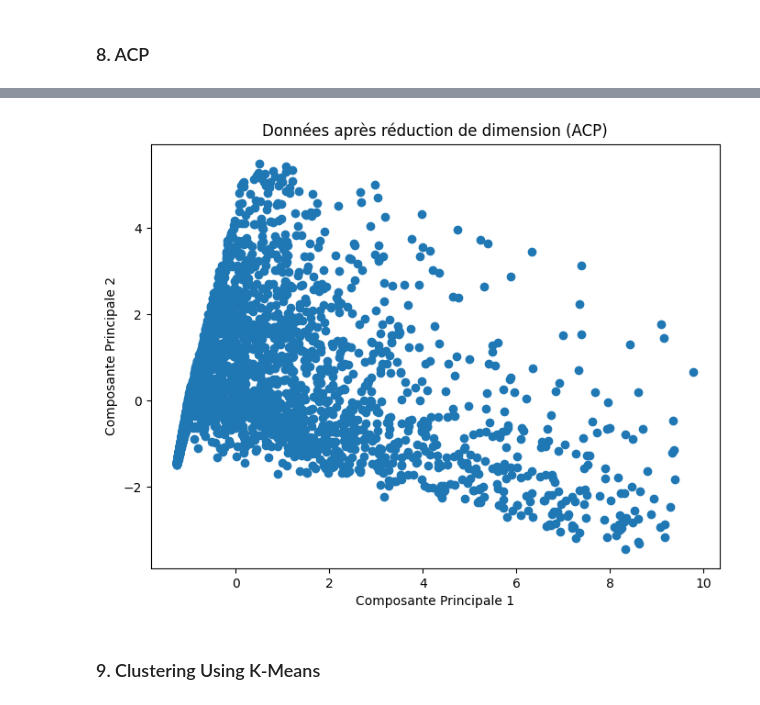
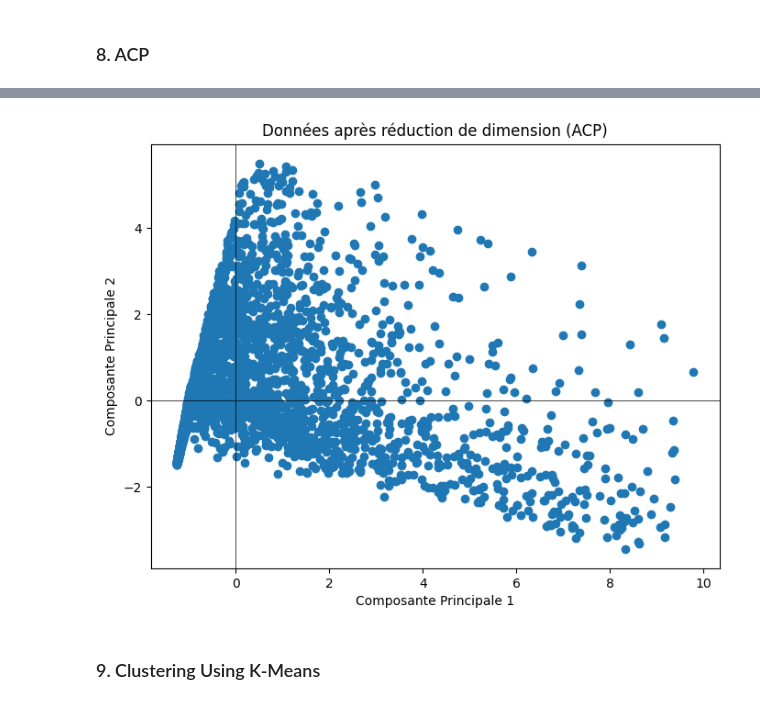
Before and after one commit to Noura-ou/projet_segmentation_client, a Jupyter notebook: src/test_noura.ipynb, the cells around one changed output, grey strips where cells are left out. Cells and saved outputs as stored; diff of their text form; code cells hidden in the pictures.

```diff
--- a/src/test_noura.ipynb
+++ b/src/test_noura.ipynb
@@ -205,18 +205,23 @@ pdf.head()
 # %%
 # Créer le graphe
 pc1 = pdf['principal component 1']
 pc2 = pdf['principal component 2']
 
 
 
 plt.figure(figsize=(8, 6))
 plt.scatter(pc1, pc2)
 plt.xlabel('Composante Principale 1')
 plt.ylabel('Composante Principale 2')
+
+# Ajouter les axes
+plt.axhline(0, color='black', linewidth=0.5)
+plt.axvline(0, color='black', linewidth=0.5)
+
 plt.title('Données après réduction de dimension (ACP)')
 plt.show()
 # %% [output]
-[figure, old version]
+[figure, new version]
 # %% [markdown]
 ### 9. Clustering Using K-Means
 # %% [markdown]
```
Also changed, not shown: parts of 1 cell of this notebook.
